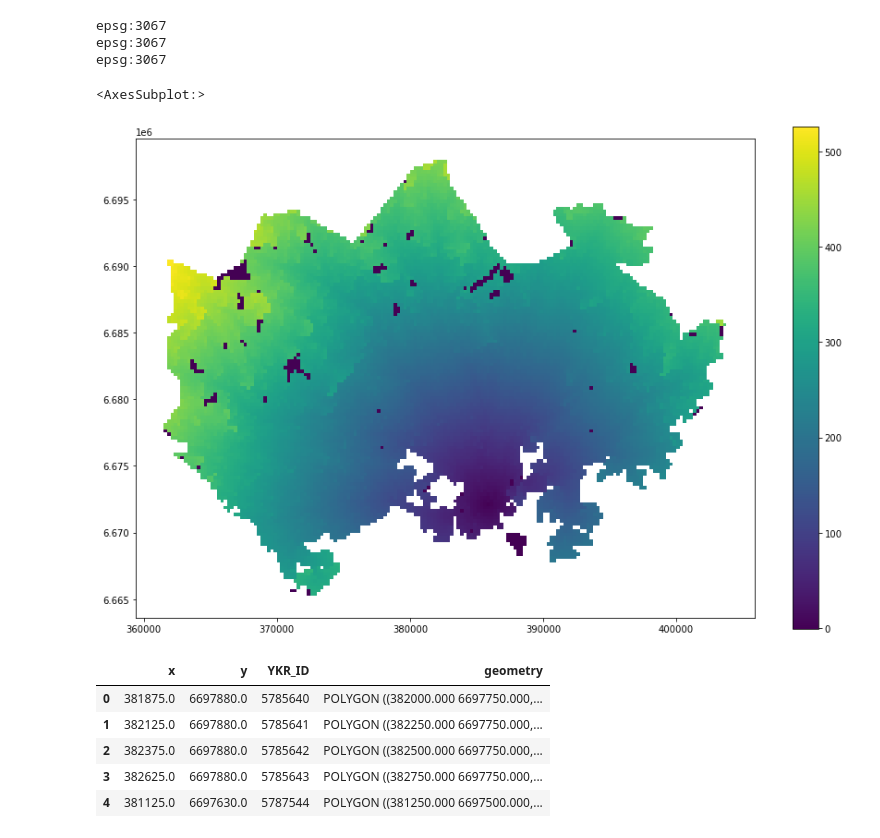
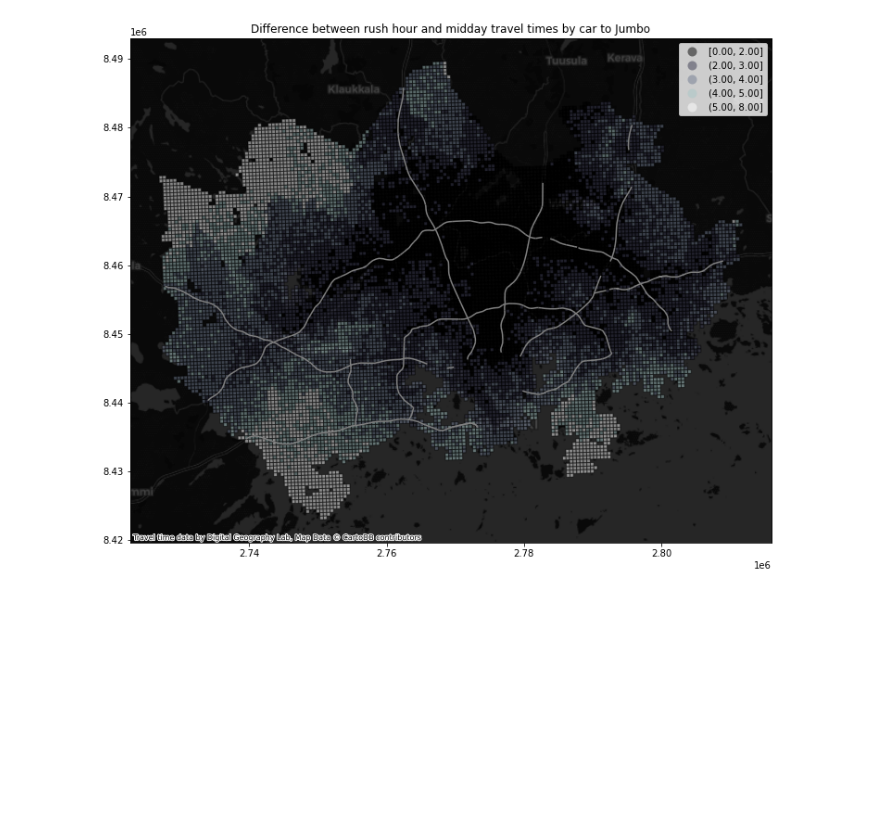
Before and after one commit to AutoGIS-2021/exercise-5-mattikat, a Jupyter notebook: Problem 1.ipynb, the cells around one changed output. Cells and saved outputs as stored; diff of their text form; code cells hidden in the pictures; blank space fills up the shorter version.

```diff
--- a/Problem 1.ipynb
+++ b/Problem 1.ipynb
@@ -16,6 +14,5 @@ metro = gpd.read_file(metro_fp,na_values='-1')
 # %%
 data_fp = r'TravelTimes_to_5878070_Jumbo.txt'
-data = pd.read_csv(data_fp,delimiter=';')
-data =
-data_geo = grid.merge(data, left_on='YKR_ID',right_on='from_id')
-data_geo.head()
+data_Jumbo = pd.read_csv(data_fp,delimiter=';',na_values=-1)
+data_Jumbo = data_Jumbo.dropna()
+data_geo = grid.merge(data_Jumbo, left_on='YKR_ID',right_on='from_id')
@@ -29,10 +18,0 @@ data_geo.head()
-# %%
-roads = roads.to_crs(grid.crs)
-metro = metro.to_crs(grid.crs)
-print(grid.crs)
-print(roads.crs)
-print(metro.crs)
-# %% [output]
-epsg:3067
-epsg:3067
-epsg:3067
@@ -42,17 +19,31 @@ grid['diff'] = grid.apply(difference,axis=1)
-# %%
-fig,ax = plt.subplots(figsize=(15,10))
-grid.plot(ax=ax,
-          column='walk_t',
-         legend=True)
-# %% [output]
-<AxesSubplot:>
-[figure, removed]
-# %%
-grid.head()
-# %% [output]
-|  | x | y | YKR_ID | geometry |
-| 0 | 381875.0 | 6697880.0 | 5785640 | POLYGON ((382000.000 6697750.000,... |
-| 1 | 382125.0 | 6697880.0 | 5785641 | POLYGON ((382250.000 6697750.000,... |
-| 2 | 382375.0 | 6697880.0 | 5785642 | POLYGON ((382500.000 6697750.000,... |
-| 3 | 382625.0 | 6697880.0 | 5785643 | POLYGON ((382750.000 6697750.000,... |
-| 4 | 381125.0 | 6697630.0 | 5787544 | POLYGON ((381250.000 6697500.000,... |
+# %%
+roads = roads.to_crs(epsg=3857)
+data_geo = data_geo.to_crs(epsg=3857)
+# %%
+def diff(row):
+    diff = row['car_r_t']-row['car_m_t']          #Rush hour traffic time - midday traffic time
+    return diff
+data_geo['DIFF'] = data_geo.apply(diff,axis=1)
+# %%
+import contextily as ctx
+fig,ax = plt.subplots(figsize=(15,10))
+data_geo.plot(ax=ax,
+              column='DIFF',
+             legend=True,
+              alpha = 0.5,
+              scheme='quantiles',
+              k=5,
+              cmap='bone',
+              edgecolor='k',
+             )
+roads.plot(ax=ax, color='Grey')
+
+ax.set_title('Difference between rush hour and midday travel times by car to Jumbo')
+credits = "Travel time data by Digital Geography Lab, Map Data © CartoDB contributors"
+ctx.add_basemap(ax,
+               source=ctx.providers.CartoDB.DarkMatter,
+               attribution=credits,
+               zoom=10)
+plt.savefig('Jumbo_travel_time_difference.png',dpi=200)
+# %% [output]
+[figure, added]
```
Also changed, not shown: parts of 4 cells of this notebook.
